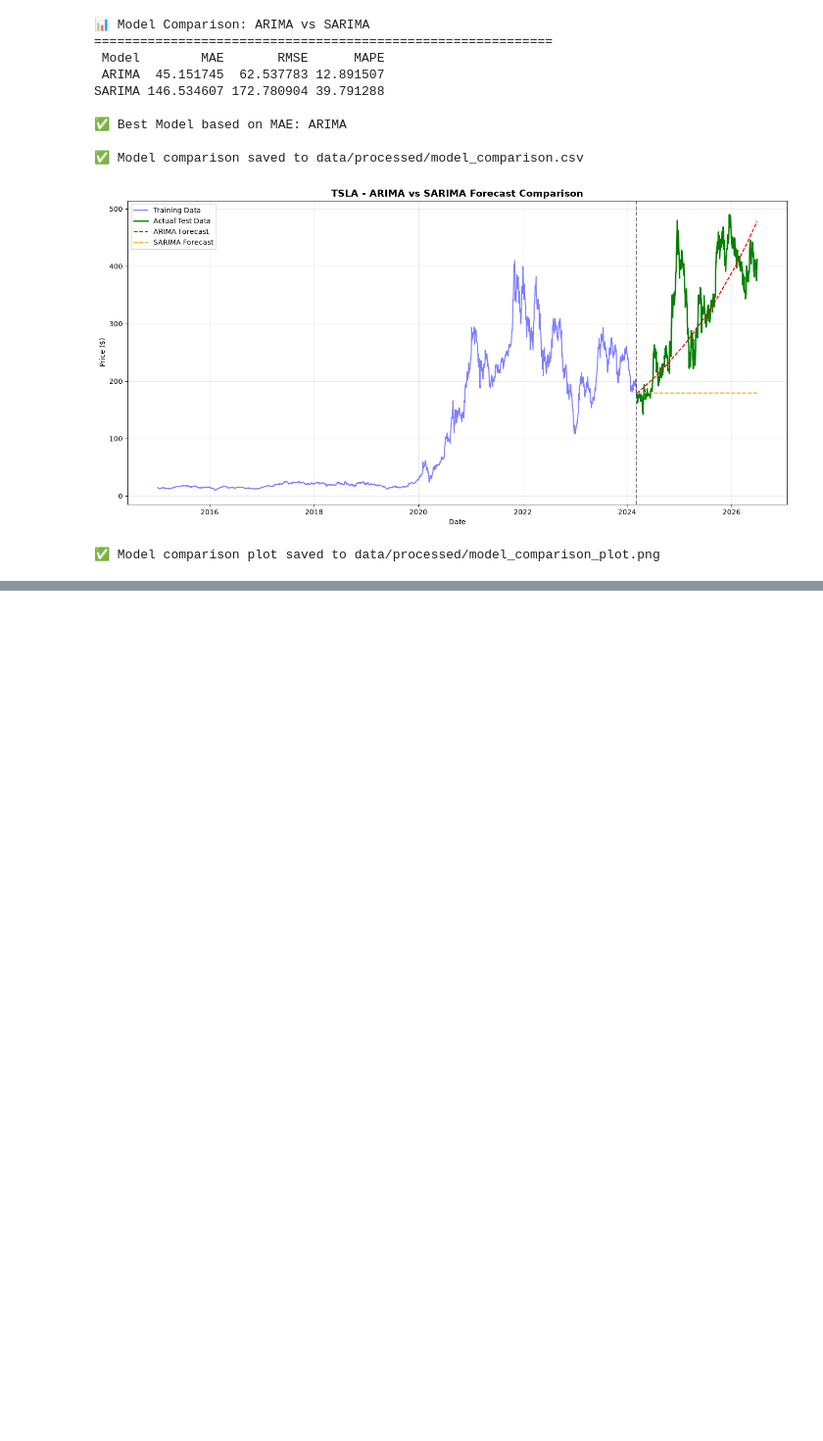
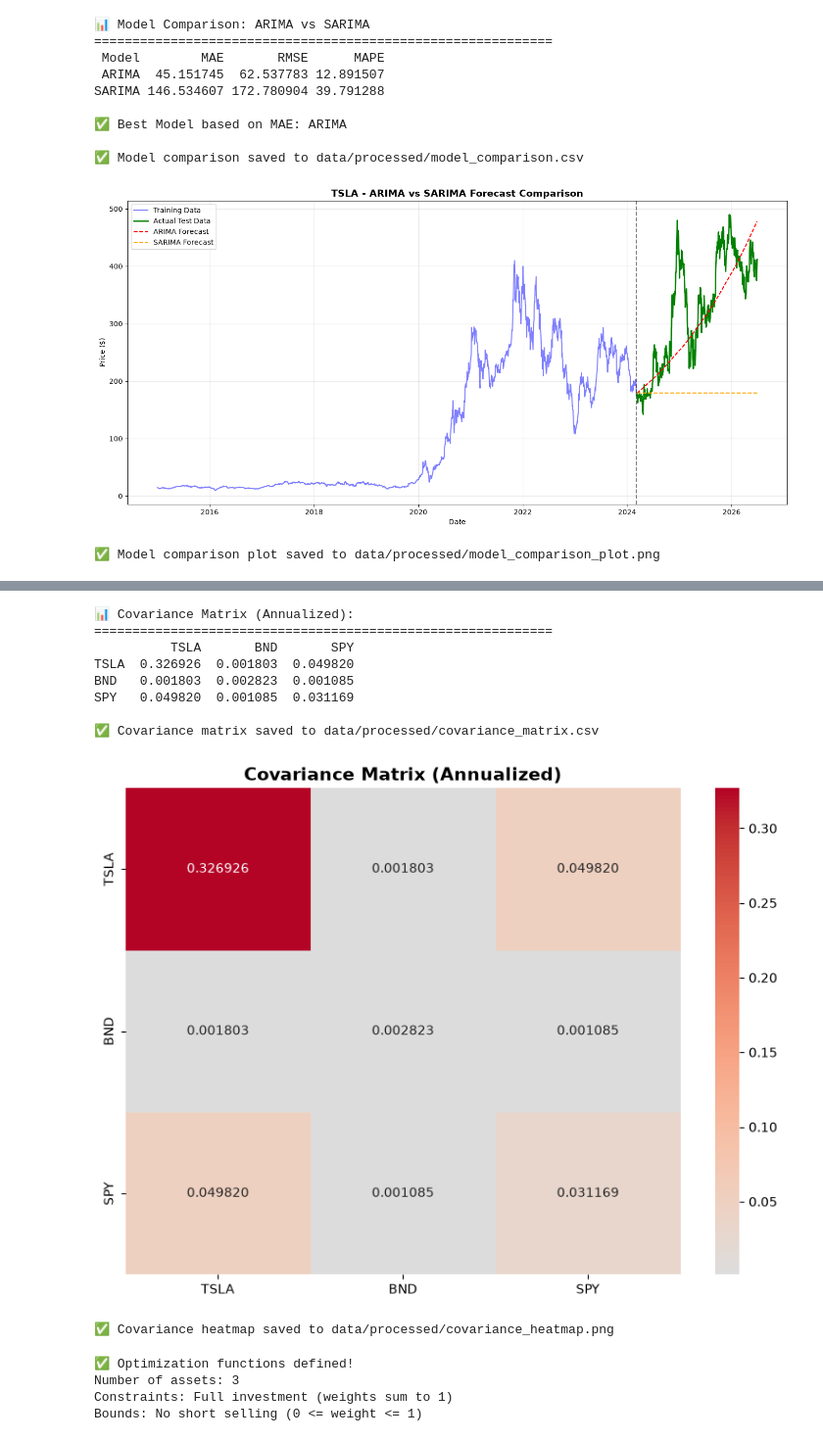
Before and after one commit to blenmesfin16/GMF-timeseries_forecasting, a Jupyter notebook: notebooks/task1_data_exploration.ipynb, the cells around one changed output, grey strips where cells are left out. Shown at 98% size. Drawn from its saved outputs; the diff is of its cells as text; code cells hidden in the pictures; blank space fills up the shorter version.

Commit message:
Complete Task 5: Backtesting and final updates
- Added backtesting results
- Updated Task 1 notebook with final analysis
- Added portfolio optimization outputs

```diff
--- a/notebooks/task1_data_exploration.ipynb
+++ b/notebooks/task1_data_exploration.ipynb
@@ -1761,0 +1849,12 @@ print("✅ Model comparison plot saved to data/processed/model_comparison_plot.p
+# %%
+# Load the cleaned data
+adj_close_clean = pd.read_csv('data/processed/combined_adj_close_clean.csv', index_col=0, parse_dates=True)
+daily_returns = pd.read_csv('data/processed/daily_returns.csv', index_col=0, parse_dates=True)
+
+print("📊 Asset Data Loaded:")
+print("="*60)
+print(f"Date range: {adj_close_clean.index.min()} to {adj_close_clean.index.max()}")
+print(f"Assets: {adj_close_clean.columns.tolist()}")
+print(f"\nCurrent Prices (Latest):")
+for ticker in adj_close_clean.columns:
+    print(f"   {ticker}: ${adj_close_clean[ticker].iloc[-1]:.2f}")
@@ -1761,0 +1925,64 @@ print("✅ Model comparison plot saved to data/processed/model_comparison_plot.p
+# %%
+# Calculate covariance matrix (annualized)
+cov_matrix = daily_returns.cov() * 252  # Annualized
+
+print("📊 Covariance Matrix (Annualized):")
+print("="*60)
+print(cov_matrix.round(6))
+
+# Save covariance matrix
+cov_matrix.to_csv('data/processed/covariance_matrix.csv')
+print("\n✅ Covariance matrix saved to data/processed/covariance_matrix.csv")
+
+# Plot correlation heatmap
+plt.figure(figsize=(8, 6))
+sns.heatmap(cov_matrix, annot=True, cmap='coolwarm', center=0, fmt='.6f')
+plt.title('Covariance Matrix (Annualized)', fontsize=14, fontweight='bold')
+plt.tight_layout()
+plt.savefig('data/processed/covariance_heatmap.png', dpi=300, bbox_inches='tight')
+plt.show()
+print("✅ Covariance heatmap saved to data/processed/covariance_heatmap.png")
+# %% [output]
+📊 Covariance Matrix (Annualized):
+============================================================
+          TSLA       BND       SPY
+TSLA  0.326926  0.001803  0.049820
+BND   0.001803  0.002823  0.001085
+SPY   0.049820  0.001085  0.031169
+
+✅ Covariance matrix saved to data/processed/covariance_matrix.csv
+[figure, added]
+✅ Covariance heatmap saved to data/processed/covariance_heatmap.png
+# %%
+# Define optimization functions
+def portfolio_performance(weights, expected_returns, cov_matrix):
+    """Calculate portfolio return and volatility"""
+    portfolio_return = np.sum(weights * expected_returns)
+    portfolio_volatility = np.sqrt(np.dot(weights.T, np.dot(cov_matrix, weights)))
+    return portfolio_return, portfolio_volatility
+
+def negative_sharpe_ratio(weights, expected_returns, cov_matrix, risk_free_rate=0.02):
+    """Calculate negative Sharpe ratio (to minimize)"""
+    portfolio_return, portfolio_volatility = portfolio_performance(weights, expected_returns, cov_matrix)
+    sharpe_ratio = (portfolio_return - risk_free_rate) / portfolio_volatility
+    return -sharpe_ratio
+
+def portfolio_volatility(weights, expected_returns, cov_matrix):
+    """Calculate portfolio volatility (to minimize)"""
+    portfolio_return, portfolio_volatility = portfolio_performance(weights, expected_returns, cov_matrix)
+    return portfolio_volatility
+
+# Constraints and bounds
+num_assets = len(expected_returns)
+constraints = ({'type': 'eq', 'fun': lambda x: np.sum(x) - 1})  # Sum of weights = 1
+bounds = tuple((0, 1) for _ in range(num_assets))  # No short selling
+
+print("✅ Optimization functions defined!")
+print(f"Number of assets: {num_assets}")
+print(f"Constraints: Full investment (weights sum to 1)")
+print(f"Bounds: No short selling (0 <= weight <= 1)")
+# %% [output]
+✅ Optimization functions defined!
+Number of assets: 3
+Constraints: Full investment (weights sum to 1)
+Bounds: No short selling (0 <= weight <= 1)
```
Also changed, not shown: parts of 10 cells of this notebook, 7 other files.
